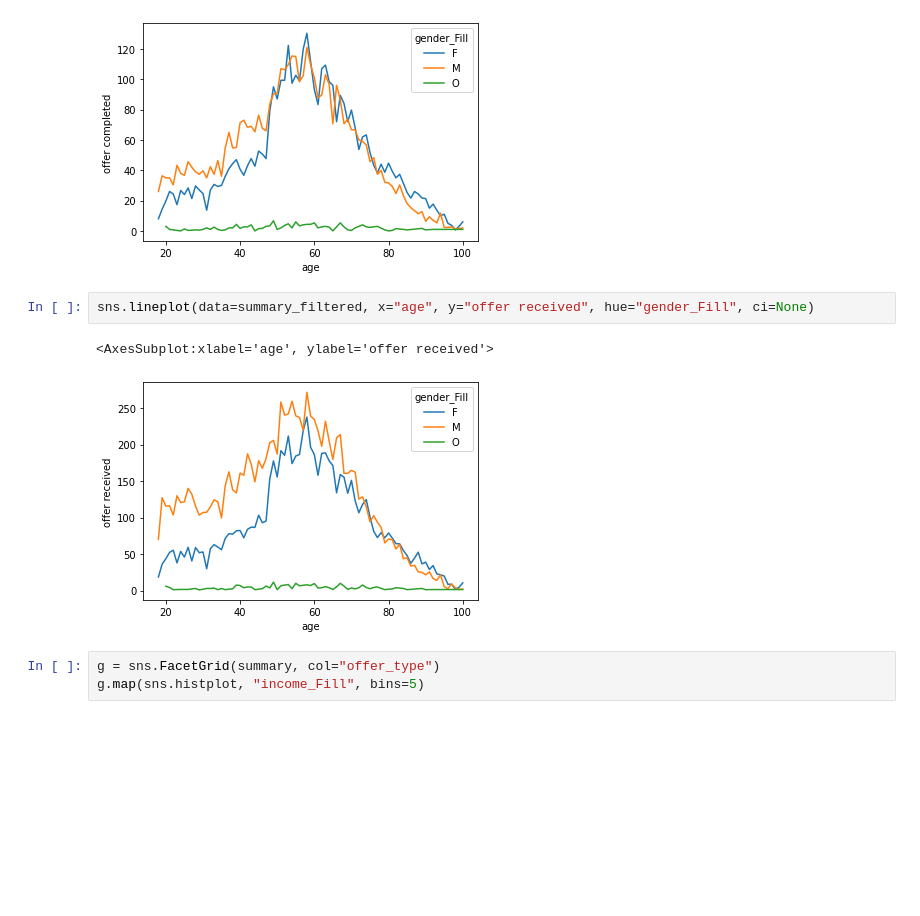
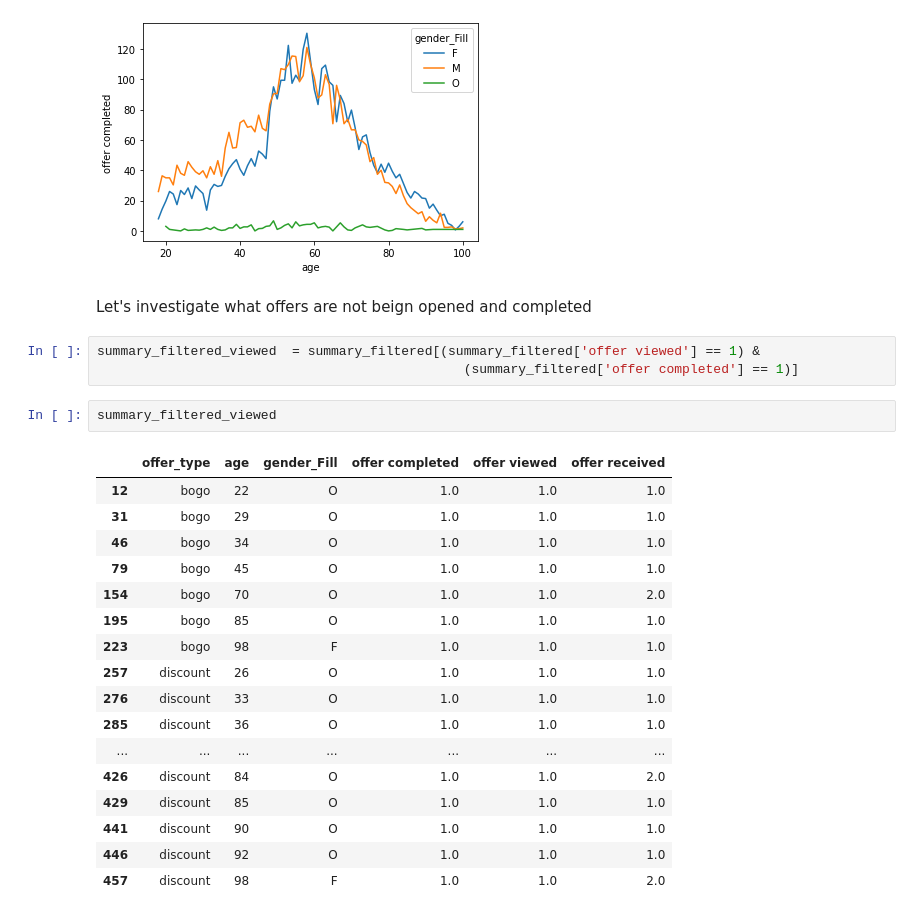
Before and after one commit to bignollo/UdacityNanoDegreeCapstone, a Jupyter notebook: Starbucks_Capstone_notebook.ipynb, the cells around one changed output. Cells and saved outputs as stored; diff of their text form; blank space fills up the shorter version.

```diff
--- a/Starbucks_Capstone_notebook.ipynb
+++ b/Starbucks_Capstone_notebook.ipynb
@@ -608,11 +618,28 @@ sns.lineplot(data=summary_filtered, x="age", y="offer completed", hue="gender_Fi
 # %% [output]
 <AxesSubplot:xlabel='age', ylabel='offer completed'>
 [figure]
-# %%
-sns.lineplot(data=summary_filtered, x="age", y="offer received", hue="gender_Fill", ci=None)
-# %% [output]
-<AxesSubplot:xlabel='age', ylabel='offer received'>
-[figure, removed]
-# %%
-g = sns.FacetGrid(summary, col="offer_type")
-g.map(sns.histplot, "income_Fill", bins=5)
+# %% [markdown]
+Let's investigate what offers are not beign opened and completed
+# %%
+summary_filtered_viewed  = summary_filtered[(summary_filtered['offer viewed'] == 1) &
+                                               (summary_filtered['offer completed'] == 1)]
+# %%
+summary_filtered_viewed
+# %% [output]
+|  | offer_type | age | gender_Fill | offer completed | offer viewed | offer received |
+| 12 | bogo | 22 | O | 1.0 | 1.0 | 1.0 |
+| 31 | bogo | 29 | O | 1.0 | 1.0 | 1.0 |
+| 46 | bogo | 34 | O | 1.0 | 1.0 | 1.0 |
+| 79 | bogo | 45 | O | 1.0 | 1.0 | 1.0 |
+| 154 | bogo | 70 | O | 1.0 | 1.0 | 2.0 |
+| 195 | bogo | 85 | O | 1.0 | 1.0 | 1.0 |
+| 223 | bogo | 98 | F | 1.0 | 1.0 | 1.0 |
+| 257 | discount | 26 | O | 1.0 | 1.0 | 1.0 |
+| 276 | discount | 33 | O | 1.0 | 1.0 | 1.0 |
+| 285 | discount | 36 | O | 1.0 | 1.0 | 1.0 |
+| ... | ... | ... | ... | ... | ... | ... |
+| 426 | discount | 84 | O | 1.0 | 1.0 | 2.0 |
+| 429 | discount | 85 | O | 1.0 | 1.0 | 1.0 |
+| 441 | discount | 90 | O | 1.0 | 1.0 | 1.0 |
+| 446 | discount | 92 | O | 1.0 | 1.0 | 1.0 |
+| 457 | discount | 98 | F | 1.0 | 1.0 | 2.0 |
```
Also changed, not shown: parts of 17 cells of this notebook.
